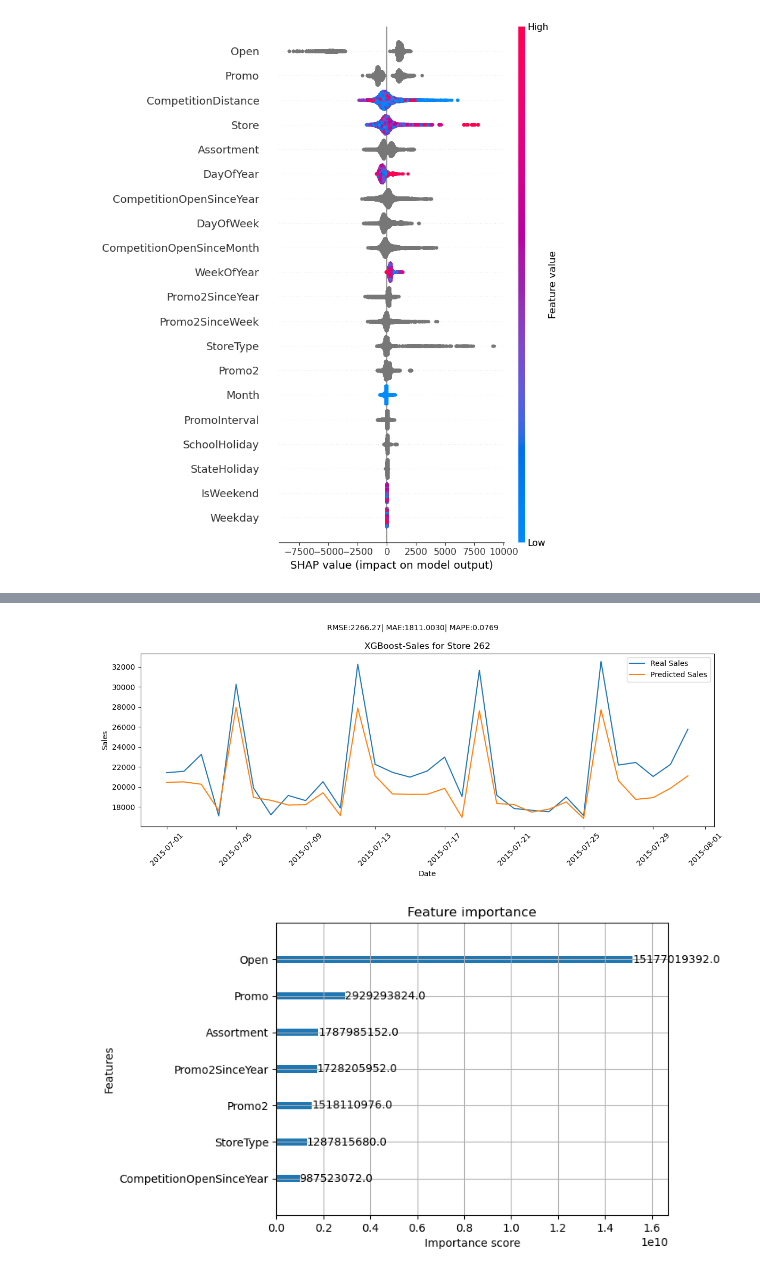
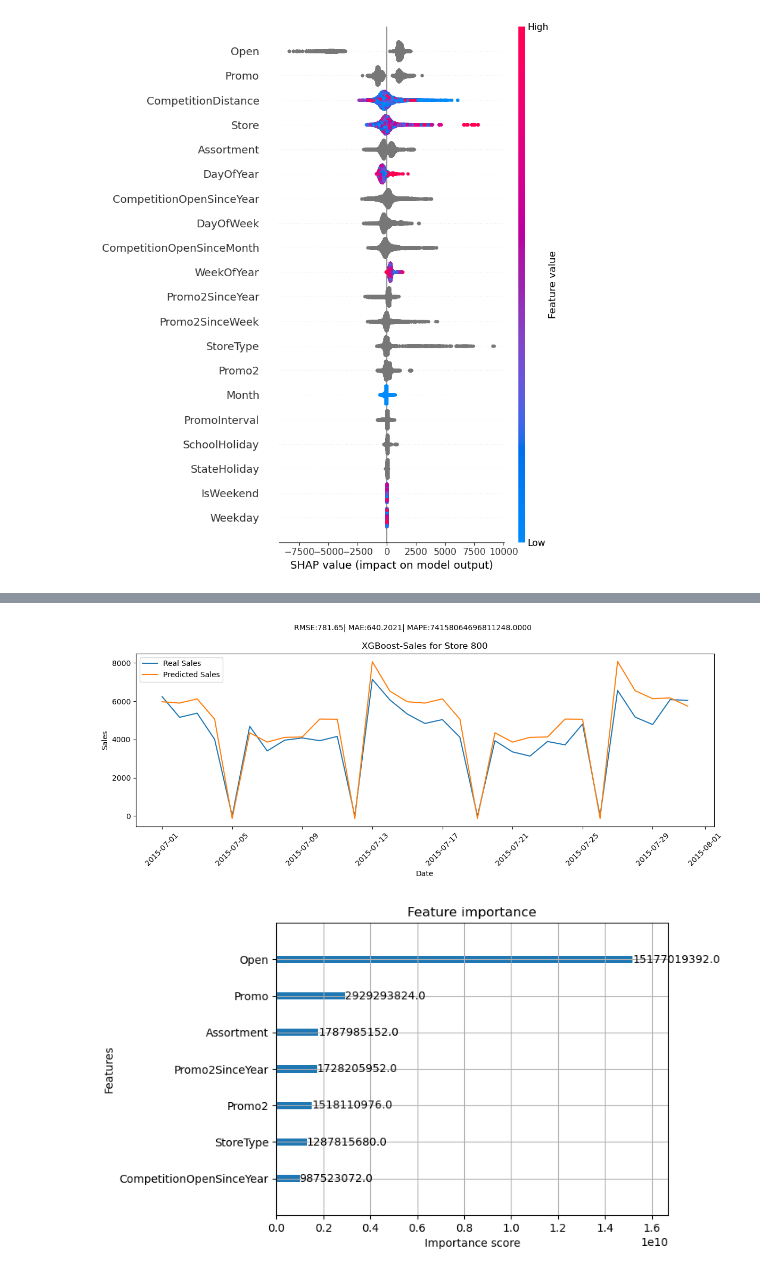
Before and after one commit to GeorgeStampolidiss/Projects, a Jupyter notebook: Project1_GStampolidis.ipynb, the cells around one changed output, grey strips where cells are left out. Cells and saved outputs as stored; diff of their text form; code cells hidden in the pictures.

```diff
--- a/Project1_GStampolidis.ipynb
+++ b/Project1_GStampolidis.ipynb
@@ -3333,32 +3346,32 @@ Name: RMSE, dtype: float64
 # %%
 #Predictions vs real sales for a specific store
 #Model that has all variables
-store_ID=262
+store_ID=800
 store_df=test_data[test_data['Store']==store_ID]
 store_df['Date']=pd.to_datetime(store_df['Date'])
 store_df=store_df.sort_values(by='Date')
 
 #Statistics
 rmse_store=np.sqrt(mean_squared_error(store_df['y'],store_df['PredictedSalesXG']))
 r2_store=r2_score(store_df['y'],store_df['PredictedSalesXG'])
 mape=mean_absolute_percentage_error(store_df['y'],store_df['PredictedSalesXG'])
 mae=mean_absolute_error(store_df["y"],store_df["PredictedSalesXG"])
 
 #Plot for predictions vs real values
 plt.figure(figsize=(12,5))
 plt.plot(store_df['Date'],store_df['y'],label='Real Sales')
 plt.plot(store_df['Date'],store_df['PredictedSalesXG'],label='Predicted Sales')
 plt.title(f'Sales Predicitions for Store {store_ID}')
 plt.xlabel('Date')
 plt.ylabel('Sales')
 plt.legend()
 plt.title(f'XGBoost-Sales for Store {store_ID}')
 plt.suptitle(f"RMSE:{rmse_store:.2f}| MAE:{mae:.4f}| MAPE:{mape:.4f}",fontsize=10)
 plt.xticks(rotation=45)
 plt.tight_layout()
 plt.show()
 # %% [output]
-[figure, old version]
+[figure, new version]
 # %%
 #Variables selection with feature importance plot
 plot_importance(xgb_model,importance_type='gain',max_num_features=7)
```
Also changed, not shown: parts of 14 cells of this notebook.
